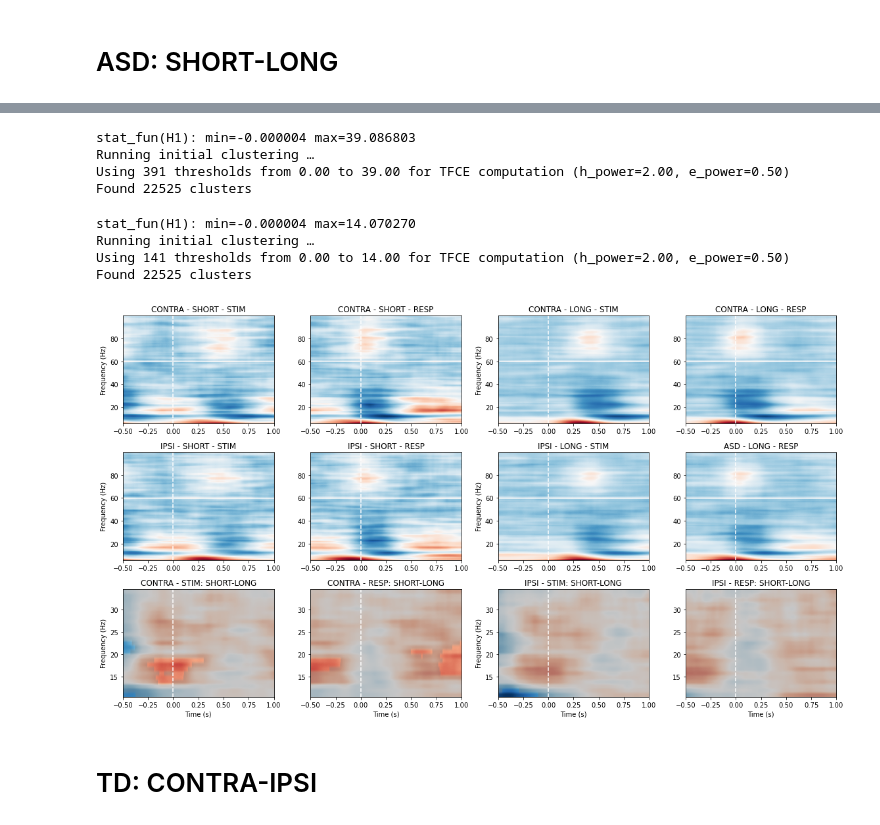
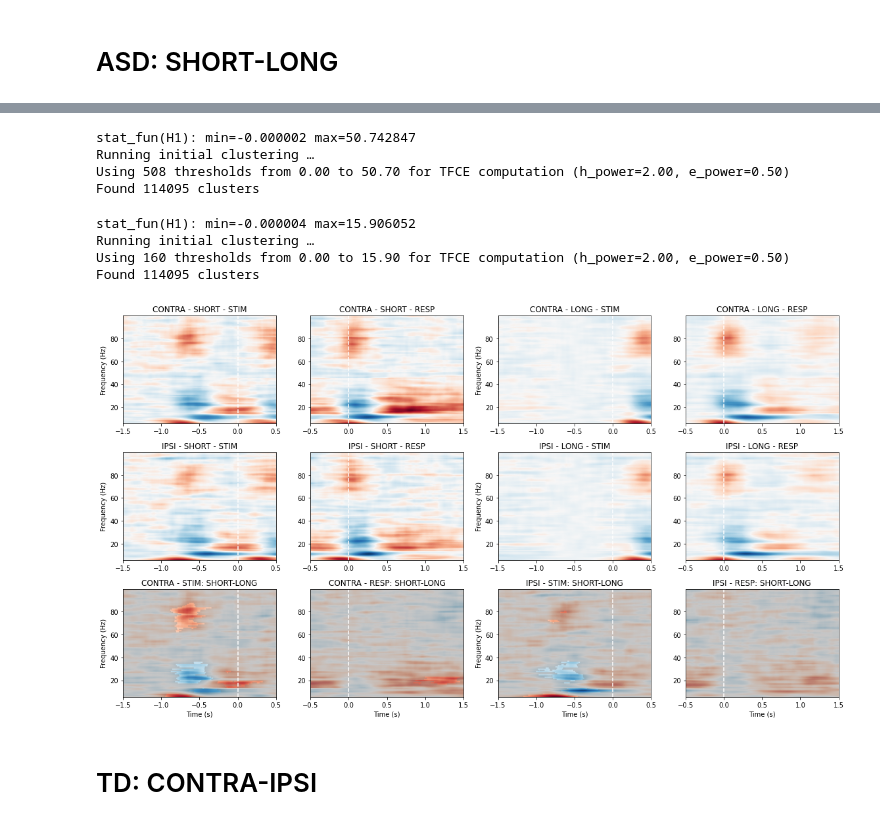
Before and after one commit to danclab/gogo_bursts, a Jupyter notebook: analyze_beta_power.ipynb, the cells around one changed output, grey strips where cells are left out. Saved outputs shown, nothing was run; the diff lists cells and outputs as text; code cells hidden in the pictures.

Commit message:
updated time windows

```diff
--- a/analyze_beta_power.ipynb
+++ b/analyze_beta_power.ipynb
@@ -1283,7 +1288,7 @@ ax.imshow(
     contra_stim_short,
     origin='lower',
     aspect='auto',
-    extent=(tf_time[0], tf_time[-1], tf_freqs[0], tf_freqs[-1]),
+    extent=(tf_stim_time[0], tf_stim_time[-1], tf_freqs[0], tf_freqs[-1]),
     vmin=min_val,
     vmax=max_val,
     cmap='RdBu_r'
@@ -1297,7 +1302,7 @@ ax.imshow(
     contra_resp_short,
     origin='lower',
     aspect='auto',
-    extent=(tf_time[0], tf_time[-1], tf_freqs[0], tf_freqs[-1]),
+    extent=(tf_resp_time[0], tf_resp_time[-1], tf_freqs[0], tf_freqs[-1]),
     vmin=min_val,
     vmax=max_val,
     cmap='RdBu_r'
@@ -1310,7 +1315,7 @@ ax.imshow(
     contra_stim_long,
     origin='lower',
     aspect='auto',
-    extent=(tf_time[0], tf_time[-1], tf_freqs[0], tf_freqs[-1]),
+    extent=(tf_stim_time[0], tf_stim_time[-1], tf_freqs[0], tf_freqs[-1]),
     vmin=min_val,
     vmax=max_val,
     cmap='RdBu_r'
@@ -1324,7 +1329,7 @@ ax.imshow(
     contra_resp_long,
     origin='lower',
     aspect='auto',
-    extent=(tf_time[0], tf_time[-1], tf_freqs[0], tf_freqs[-1]),
+    extent=(tf_resp_time[0], tf_resp_time[-1], tf_freqs[0], tf_freqs[-1]),
     vmin=min_val,
     vmax=max_val,
     cmap='RdBu_r'
@@ -1337,7 +1342,7 @@ ax.imshow(
     ipsi_stim_short,
     origin='lower',
     aspect='auto',
-    extent=(tf_time[0], tf_time[-1], tf_freqs[0], tf_freqs[-1]),
+    extent=(tf_stim_time[0], tf_stim_time[-1], tf_freqs[0], tf_freqs[-1]),
     vmin=min_val,
     vmax=max_val,
     cmap='RdBu_r'
@@ -1351,7 +1356,7 @@ ax.imshow(
     ipsi_resp_short,
     origin='lower',
     aspect='auto',
-    extent=(tf_time[0], tf_time[-1], tf_freqs[0], tf_freqs[-1]),
+    extent=(tf_resp_time[0], tf_resp_time[-1], tf_freqs[0], tf_freqs[-1]),
     vmin=min_val,
     vmax=max_val,
     cmap='RdBu_r'
@@ -1364,7 +1369,7 @@ ax.imshow(
     ipsi_stim_long,
     origin='lower',
     aspect='auto',
-    extent=(tf_time[0], tf_time[-1], tf_freqs[0], tf_freqs[-1]),
+    extent=(tf_stim_time[0], tf_stim_time[-1], tf_freqs[0], tf_freqs[-1]),
     vmin=min_val,
     vmax=max_val,
     cmap='RdBu_r'
@@ -1378,27 +1383,26 @@ ax.imshow(
     ipsi_resp_long,
     origin='lower',
     aspect='auto',
-    extent=(tf_time[0], tf_time[-1], tf_freqs[0], tf_freqs[-1]),
+    extent=(tf_resp_time[0], tf_resp_time[-1], tf_freqs[0], tf_freqs[-1]),
     vmin=min_val,
     vmax=max_val,
     cmap='RdBu_r'
 )
 ax.axvline(0,color='w',linestyle='--')
-ax.set_title('ASD - LONG - RESP')
+ax.set_title('IPSI - LONG - RESP')
 
-comp_f_idx=(tf_freqs>10) & (tf_freqs<35)
-contra_stim_diff=contra_stim_short[comp_f_idx,:]-contra_stim_long[comp_f_idx,:]
-contra_resp_diff=contra_resp_short[comp_f_idx,:]-contra_resp_long[comp_f_idx,:]
-ipsi_stim_diff=ipsi_stim_short[comp_f_idx,:]-ipsi_stim_long[comp_f_idx,:]
-ipsi_resp_diff=ipsi_resp_short[comp_f_idx,:]-ipsi_resp_long[comp_f_idx,:]
+contra_stim_diff=contra_stim_short-contra_stim_long
+contra_resp_diff=contra_resp_short-contra_resp_long
+ipsi_stim_diff=ipsi_stim_short-ipsi_stim_long
+ipsi_resp_diff=ipsi_resp_short-ipsi_resp_long
 
 all_diff=np.vstack([contra_stim_diff[:], contra_resp_diff[:], ipsi_stim_diff[:], ipsi_resp_diff[:]])
 max_abs=np.max(np.abs(all_diff[:]))
-n_jobs=-1
+n_jobs=2
 
 ax=plt.subplot(3,4,9)
 
-data = [tf_bc['ASD']['STIM']['SHORT']['contra'][:,comp_f_idx,:], tf_bc['ASD']['STIM']['LONG']['contra'][:,comp_f_idx,:]]
+data = [tf_bc['ASD']['STIM']['SHORT']['contra'], tf_bc['ASD']['STIM']['LONG']['contra']]
 T_obs, clusters, cluster_p_values, H0 = mne.stats.permutation_cluster_test(
     data,
     threshold=threshold_tfce,
@@ -1411,7 +1415,7 @@ ax.imshow(
     contra_stim_diff,
     origin='lower',
     aspect='auto',
-    extent=(tf_time[0], tf_time[-1], tf_freqs[comp_f_idx][0], tf_freqs[comp_f_idx][-1]),
+    extent=(tf_stim_time[0], tf_stim_time[-1], tf_freqs[0], tf_freqs[-1]),
     cmap='RdBu_r',
     vmin=-max_abs,
     vmax=max_abs
@@ -1437,8 +1441,8 @@ ax.imshow(
     overlay,
     origin='lower',
     aspect='auto',
-    extent=(tf_time[0], tf_time[-1],
-            tf_freqs[comp_f_idx][0], tf_freqs[comp_f_idx][-1])
+    extent=(tf_stim_time[0], tf_stim_time[-1],
+            tf_freqs[0], tf_freqs[-1])
 )
 
 ax.axvline(0,color='w',linestyle='--')
@@ -1448,7 +1452,7 @@ ax.set_title('CONTRA - STIM: SHORT-LONG')
 
 ax=plt.subplot(3,4,10)
 
-data = [tf_bc['ASD']['RESP']['SHORT']['contra'][:,comp_f_idx,:], tf_bc['ASD']['RESP']['LONG']['contra'][:,comp_f_idx,:]]
+data = [tf_bc['ASD']['RESP']['SHORT']['contra'], tf_bc['ASD']['RESP']['LONG']['contra']]
 T_obs, clusters, cluster_p_values, H0 = mne.stats.permutation_cluster_test(
     data,
     threshold=threshold_tfce,
@@ -1461,7 +1465,7 @@ ax.imshow(
     contra_resp_diff,
     origin='lower',
     aspect='auto',
-    extent=(tf_time[0], tf_time[-1], tf_freqs[comp_f_idx][0], tf_freqs[comp_f_idx][-1]),
+    extent=(tf_resp_time[0], tf_resp_time[-1], tf_freqs[0], tf_freqs[-1]),
     cmap='RdBu_r',
     vmin=-max_abs,
     vmax=max_abs
@@ -1487,8 +1491,8 @@ ax.imshow(
     overlay,
     origin='lower',
     aspect='auto',
-    extent=(tf_time[0], tf_time[-1],
-            tf_freqs[comp_f_idx][0], tf_freqs[comp_f_idx][-1])
+    extent=(tf_resp_time[0], tf_resp_time[-1],
+            tf_freqs[0], tf_freqs[-1])
 )
 
 ax.axvline(0,color='w',linestyle='--')
@@ -1497,7 +1501,7 @@ ax.set_title('CONTRA - RESP: SHORT-LONG')
 
 ax=plt.subplot(3,4,11)
 
-data = [tf_bc['ASD']['STIM']['SHORT']['ipsi'][:,comp_f_idx,:], tf_bc['ASD']['STIM']['LONG']['ipsi'][:,comp_f_idx,:]]
+data = [tf_bc['ASD']['STIM']['SHORT']['ipsi'], tf_bc['ASD']['STIM']['LONG']['ipsi']]
 T_obs, clusters, cluster_p_values, H0 = mne.stats.permutation_cluster_test(
     data,
     threshold=threshold_tfce,
@@ -1510,7 +1514,7 @@ ax.imshow(
     ipsi_stim_diff,
     origin='lower',
     aspect='auto',
-    extent=(tf_time[0], tf_time[-1], tf_freqs[comp_f_idx][0], tf_freqs[comp_f_idx][-1]),
+    extent=(tf_stim_time[0], tf_stim_time[-1], tf_freqs[0], tf_freqs[-1]),
     cmap='RdBu_r',
     vmin=-max_abs,
     vmax=max_abs
@@ -1536,8 +1540,8 @@ ax.imshow(
     overlay,
     origin='lower',
     aspect='auto',
-    extent=(tf_time[0], tf_time[-1],
-            tf_freqs[comp_f_idx][0], tf_freqs[comp_f_idx][-1])
+    extent=(tf_stim_time[0], tf_stim_time[-1],
+            tf_freqs[0], tf_freqs[-1])
 )
 
 ax.axvline(0,color='w',linestyle='--')
@@ -1547,7 +1551,7 @@ ax.set_title('IPSI - STIM: SHORT-LONG')
 
 ax=plt.subplot(3,4,12)
 
-data = [tf_bc['ASD']['RESP']['SHORT']['ipsi'][:,comp_f_idx,:], tf_bc['ASD']['RESP']['LONG']['ipsi'][:,comp_f_idx,:]]
+data = [tf_bc['ASD']['RESP']['SHORT']['ipsi'], tf_bc['ASD']['RESP']['LONG']['ipsi']]
 T_obs, clusters, cluster_p_values, H0 = mne.stats.permutation_cluster_test(
     data,
     threshold=threshold_tfce,
@@ -1560,7 +1564,7 @@ ax.imshow(
     ipsi_resp_diff,
     origin='lower',
     aspect='auto',
-    extent=(tf_time[0], tf_time[-1], tf_freqs[comp_f_idx][0], tf_freqs[comp_f_idx][-1]),
+    extent=(tf_resp_time[0], tf_resp_time[-1], tf_freqs[0], tf_freqs[-1]),
     cmap='RdBu_r',
     vmin=-max_abs,
     vmax=max_abs
@@ -1586,8 +1590,8 @@ ax.imshow(
     overlay,
     origin='lower',
     aspect='auto',
-    extent=(tf_time[0], tf_time[-1],
-            tf_freqs[comp_f_idx][0], tf_freqs[comp_f_idx][-1])
+    extent=(tf_resp_time[0], tf_resp_time[-1],
+            tf_freqs[0], tf_freqs[-1])
 )
 
 ax.axvline(0,color='w',linestyle='--')
@@ -1607,12 +1611,12 @@ Found 22525 clusters
-stat_fun(H1): min=-0.000004 max=39.086803
+stat_fun(H1): min=-0.000002 max=50.742847
 Running initial clustering …
-Using 391 thresholds from 0.00 to 39.00 for TFCE computation (h_power=2.00, e_power=0.50)
-Found 22525 clusters
+Using 508 thresholds from 0.00 to 50.70 for TFCE computation (h_power=2.00, e_power=0.50)
+Found 114095 clusters
-stat_fun(H1): min=-0.000004 max=14.070270
+stat_fun(H1): min=-0.000004 max=15.906052
 Running initial clustering …
-Using 141 thresholds from 0.00 to 14.00 for TFCE computation (h_power=2.00, e_power=0.50)
-Found 22525 clusters
+Using 160 thresholds from 0.00 to 15.90 for TFCE computation (h_power=2.00, e_power=0.50)
+Found 114095 clusters
-[figure, old version]
+[figure, new version]
 # %% [markdown]
 # TD: CONTRA-IPSI
 # %%
```
Also changed, not shown: parts of 11 cells of this notebook.
